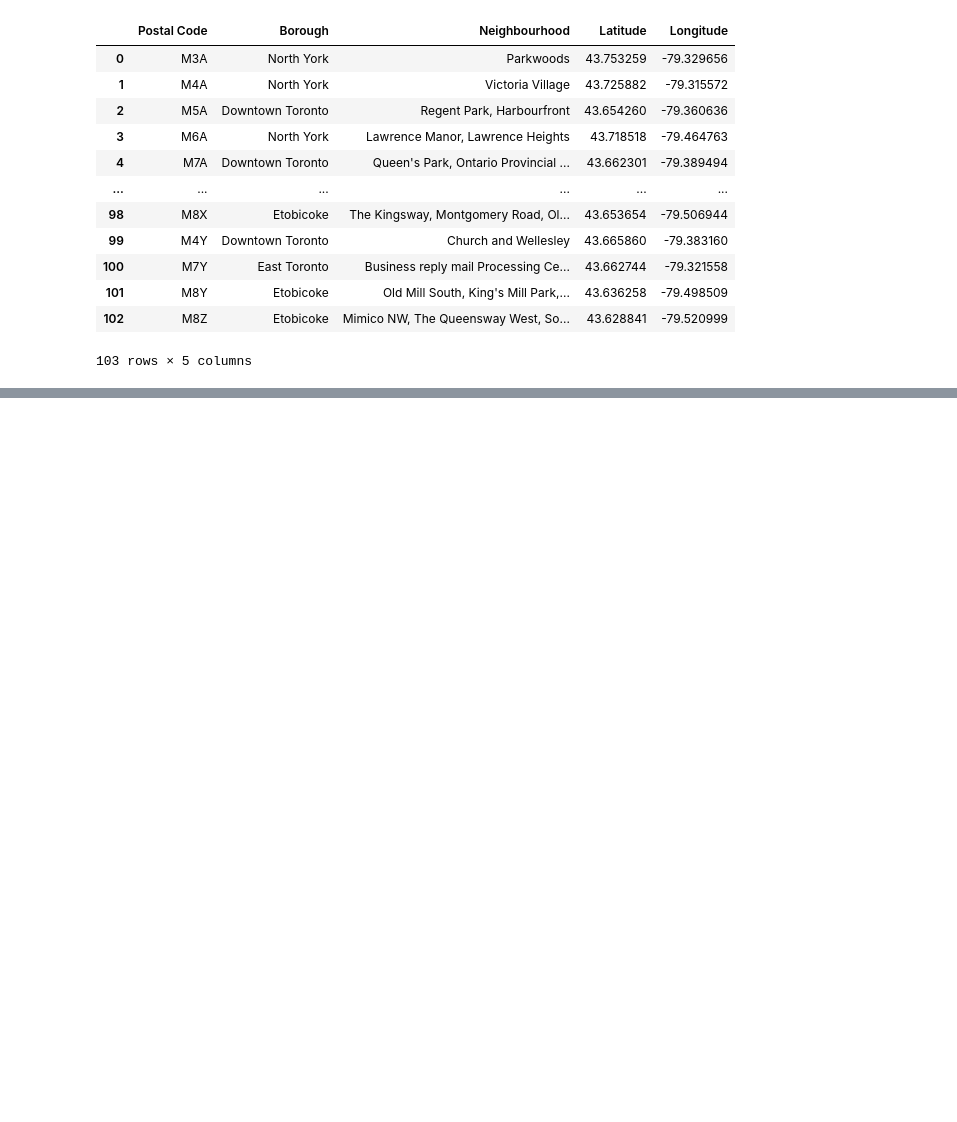
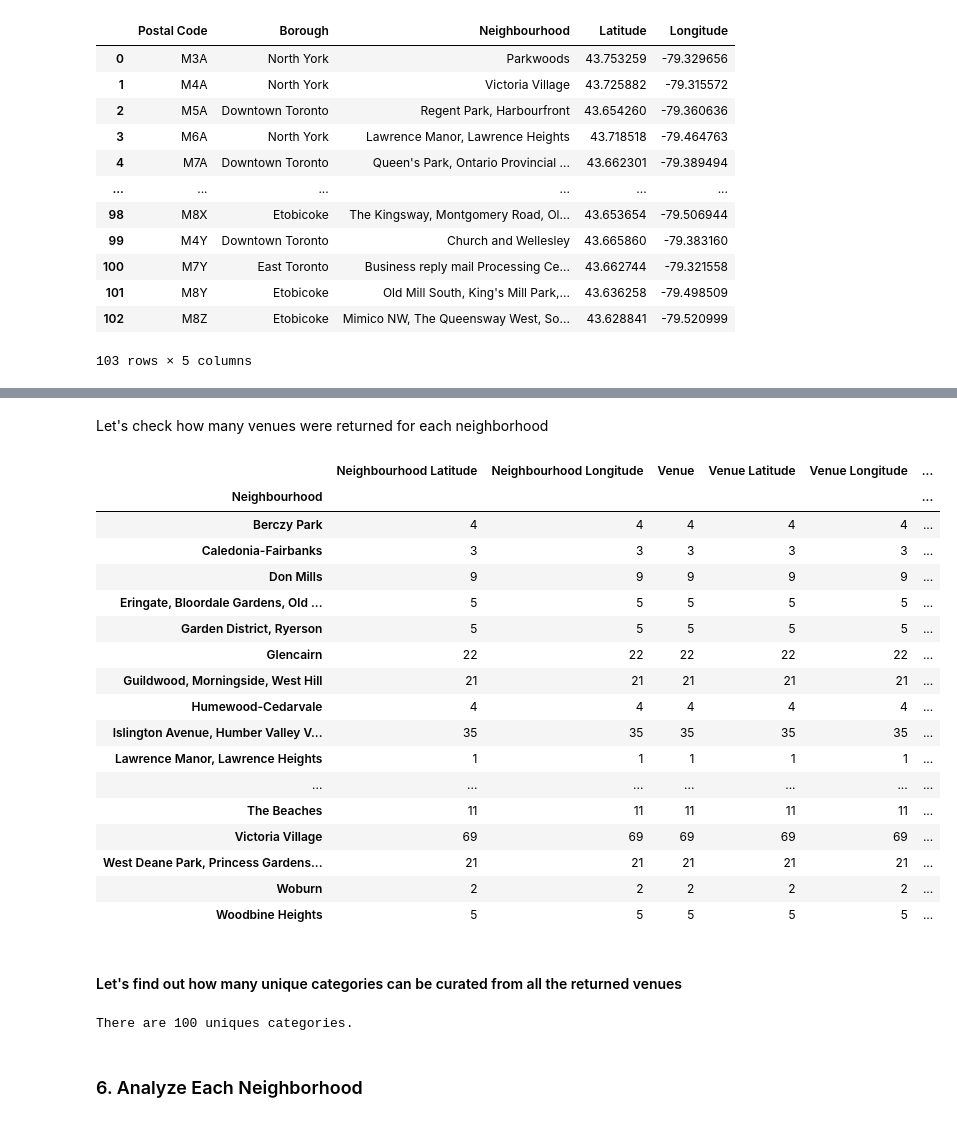
Before and after one commit to ablmz/Coursera_Capstone, a Jupyter notebook: Coursera_Capstone.ipynb, the cells around one changed output, grey strips where cells are left out. Cells and saved outputs as stored; diff of their text form; code cells hidden in the pictures; blank space fills up the shorter version.

```diff
--- a/Coursera_Capstone.ipynb
+++ b/Coursera_Capstone.ipynb
@@ -146,0 +316,11 @@ dfm
+# %%
+def get_category_type(row):
+    try:
+        categories_list = row['categories']
+    except:
+        categories_list = row['venue.categories']
+
+    if len(categories_list) == 0:
+        return None
+    else:
+        return categories_list[0]['name']
@@ -146,0 +451,31 @@ dfm
+# %% [markdown]
+Let's check how many venues were returned for each neighborhood
+# %%
+dfm_venues.groupby('Neighbourhood').count()
+# %% [output]
+|  | Neighbourhood Latitude | Neighbourhood Longitude | Venue | Venue Latitude | Venue Longitude | ... |
+| Neighbourhood |  |  |  |  |  | ... |
+| Berczy Park | 4 | 4 | 4 | 4 | 4 | ... |
+| Caledonia-Fairbanks | 3 | 3 | 3 | 3 | 3 | ... |
+| Don Mills | 9 | 9 | 9 | 9 | 9 | ... |
+| Eringate, Bloordale Gardens, Old ... | 5 | 5 | 5 | 5 | 5 | ... |
+| Garden District, Ryerson | 5 | 5 | 5 | 5 | 5 | ... |
+| Glencairn | 22 | 22 | 22 | 22 | 22 | ... |
+| Guildwood, Morningside, West Hill | 21 | 21 | 21 | 21 | 21 | ... |
+| Humewood-Cedarvale | 4 | 4 | 4 | 4 | 4 | ... |
+| Islington Avenue, Humber Valley V... | 35 | 35 | 35 | 35 | 35 | ... |
+| Lawrence Manor, Lawrence Heights | 1 | 1 | 1 | 1 | 1 | ... |
+| ... | ... | ... | ... | ... | ... | ... |
+| The Beaches | 11 | 11 | 11 | 11 | 11 | ... |
+| Victoria Village | 69 | 69 | 69 | 69 | 69 | ... |
+| West Deane Park, Princess Gardens... | 21 | 21 | 21 | 21 | 21 | ... |
+| Woburn | 2 | 2 | 2 | 2 | 2 | ... |
+| Woodbine Heights | 5 | 5 | 5 | 5 | 5 | ... |
+# %% [markdown]
+#### Let's find out how many unique categories can be curated from all the returned venues
+# %%
+print('There are {} uniques categories.'.format(len(dfm_venues['Venue Category'].unique())))
+# %% [output]
+There are 100 uniques categories.
+# %% [markdown]
+### 6. Analyze Each Neighborhood
```
Also changed, not shown: parts of 75 cells of this notebook.
